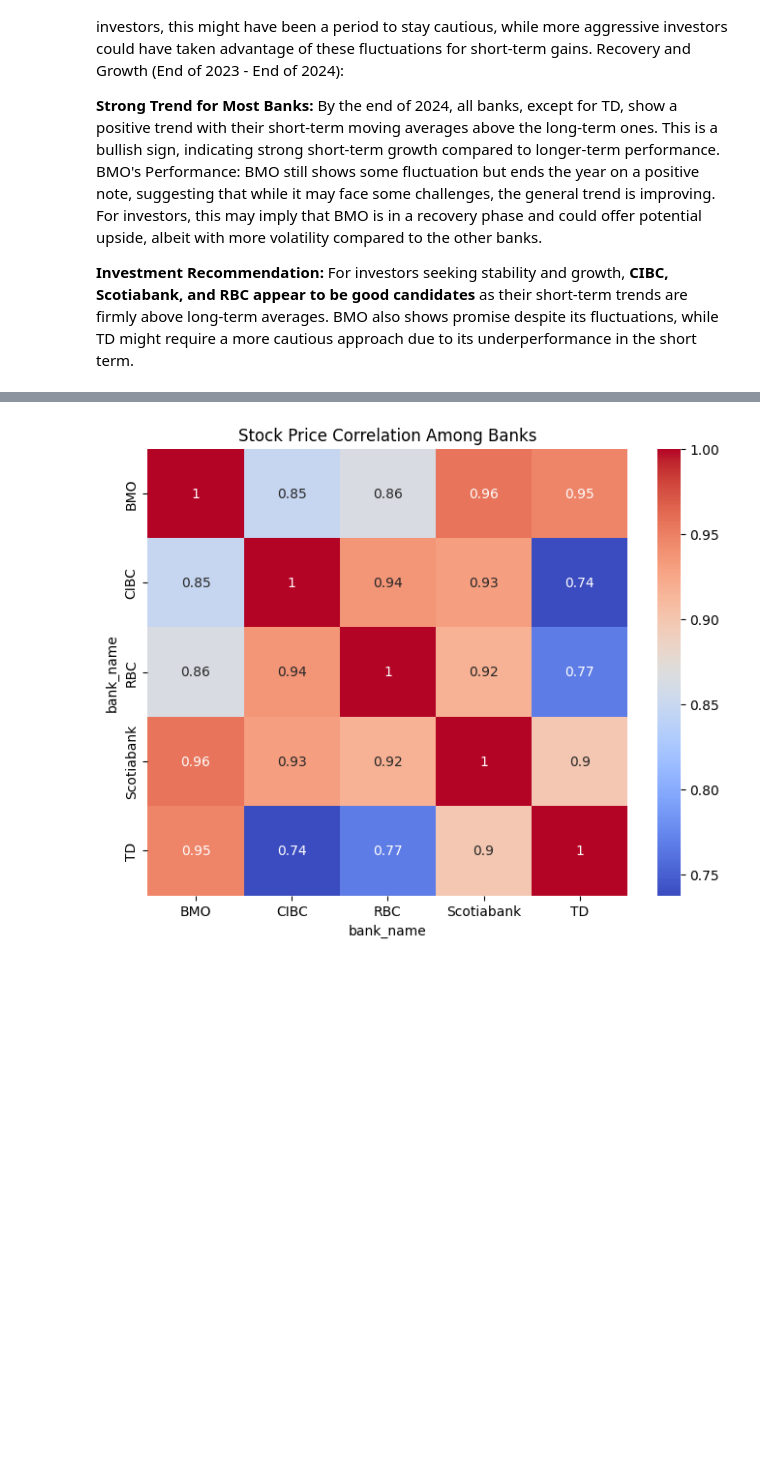
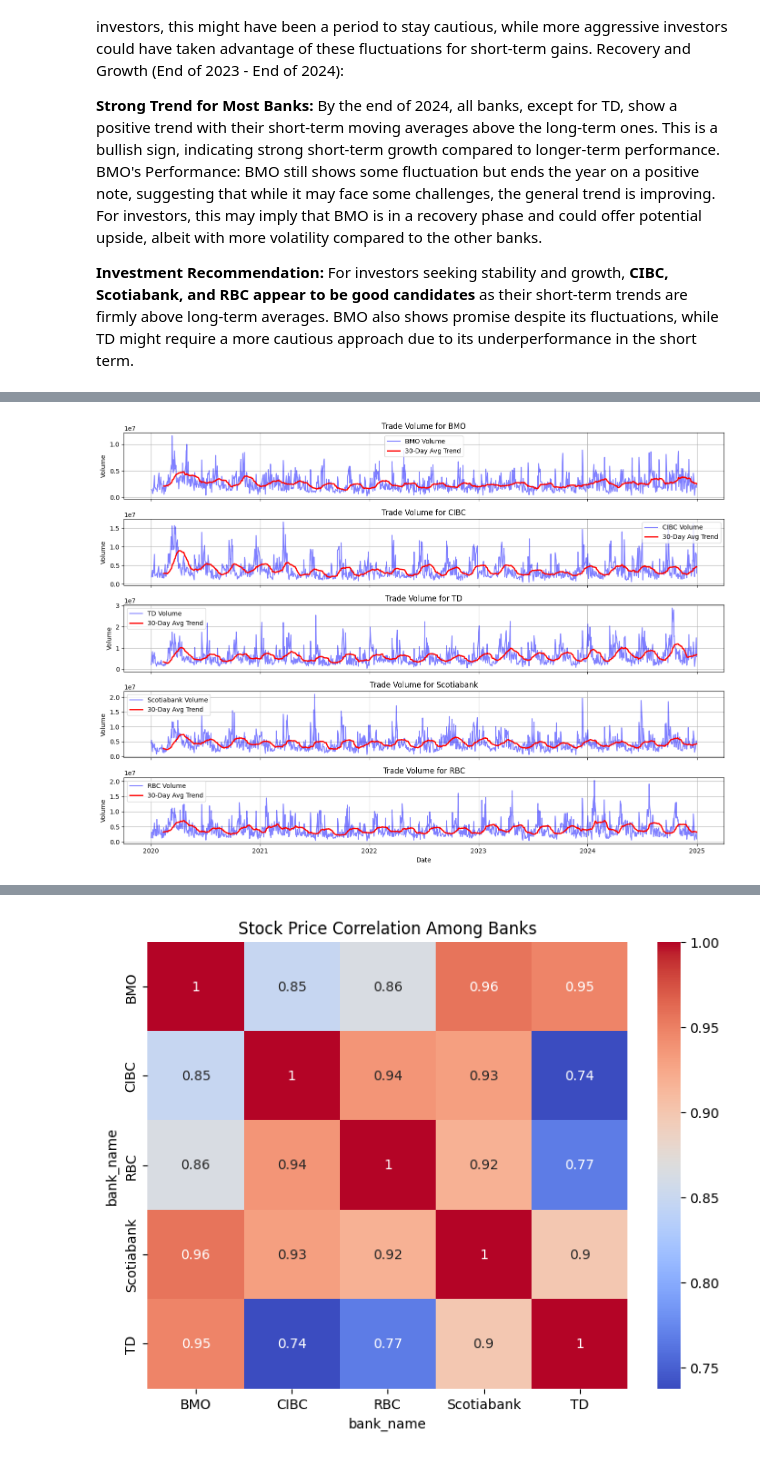
Before and after one commit to helenzhupnyk/canadian_banks_stock_data_analysis, a Jupyter notebook: data_analysis.ipynb, the cells around one changed output, grey strips where cells are left out. Drawn from its saved outputs; the diff is of its cells as text; code cells hidden in the pictures; blank space fills up the shorter version.

```diff
--- a/data_analysis.ipynb
+++ b/data_analysis.ipynb
@@ -536,0 +567,26 @@ plt.show()
+# %%
+#Volume analysis
+
+fig, axes = plt.subplots(nrows=len(df['bank_name'].unique()), ncols=1, figsize=(14, 10), sharex=True)
+
+# Loop through each bank and create a separate subplot
+for i, bank in enumerate(df['bank_name'].unique()):
+    bank_data = df[df['bank_name'] == bank]
+
+    # Plot actual trade volume data
+    axes[i].plot(bank_data['date'], bank_data['volume'], alpha=0.5, label=f"{bank} Volume", color='blue')
+
+    # Plot rolling average (30-day moving average for trend)
+    rolling_avg = bank_data.set_index('date')['volume'].rolling(window=30).mean()
+    axes[i].plot(bank_data['date'], rolling_avg, color='red', linewidth=2, label="30-Day Avg Trend")
+
+    axes[i].set_title(f"Trade Volume for {bank}")
+    axes[i].set_ylabel("Volume")
+    axes[i].legend()
+    axes[i].grid(True)
+
+plt.xlabel("Date")
+plt.tight_layout()
+plt.show()
+# %% [output]
+[figure, added]
```
Also changed, not shown: parts of 18 cells of this notebook.
